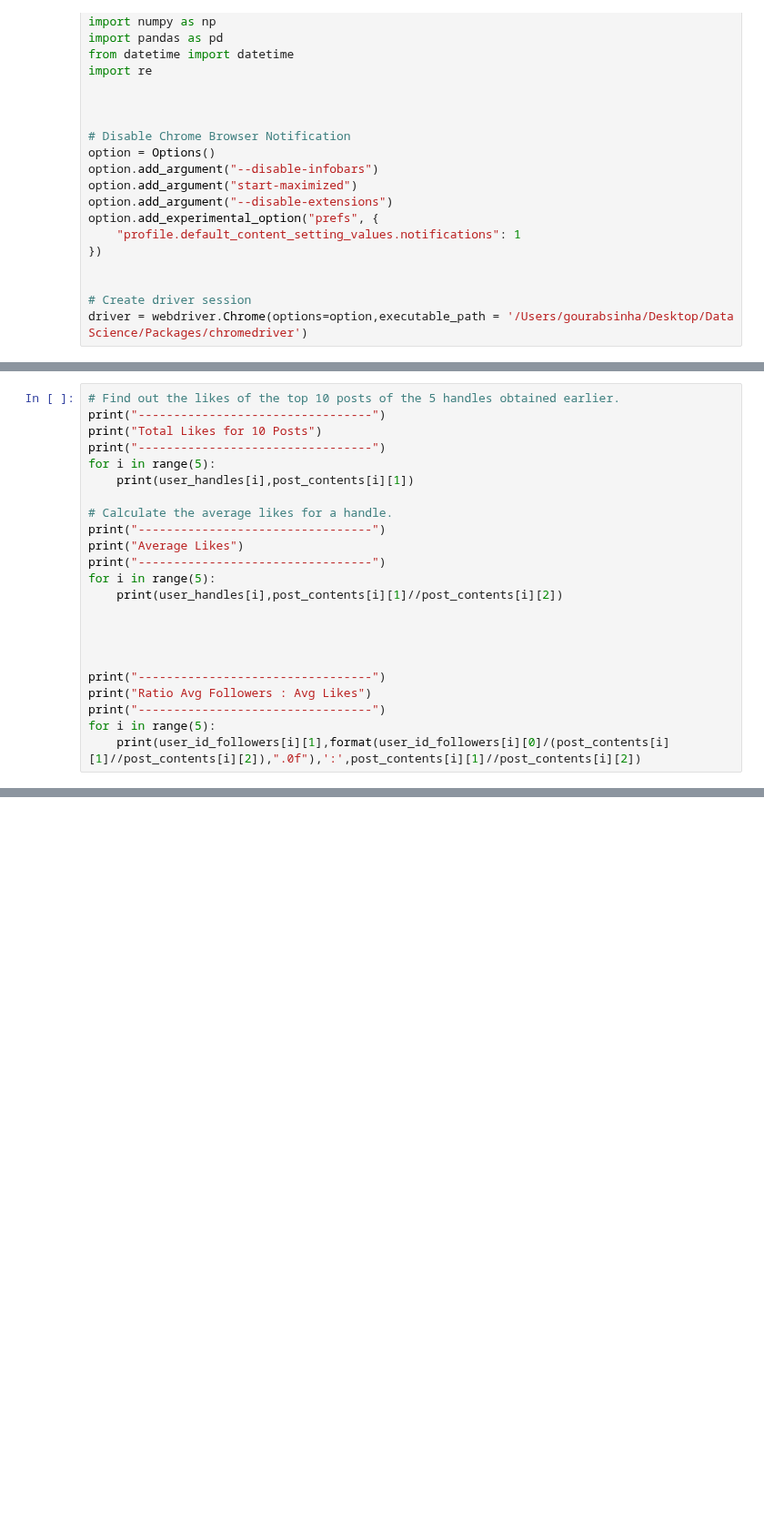
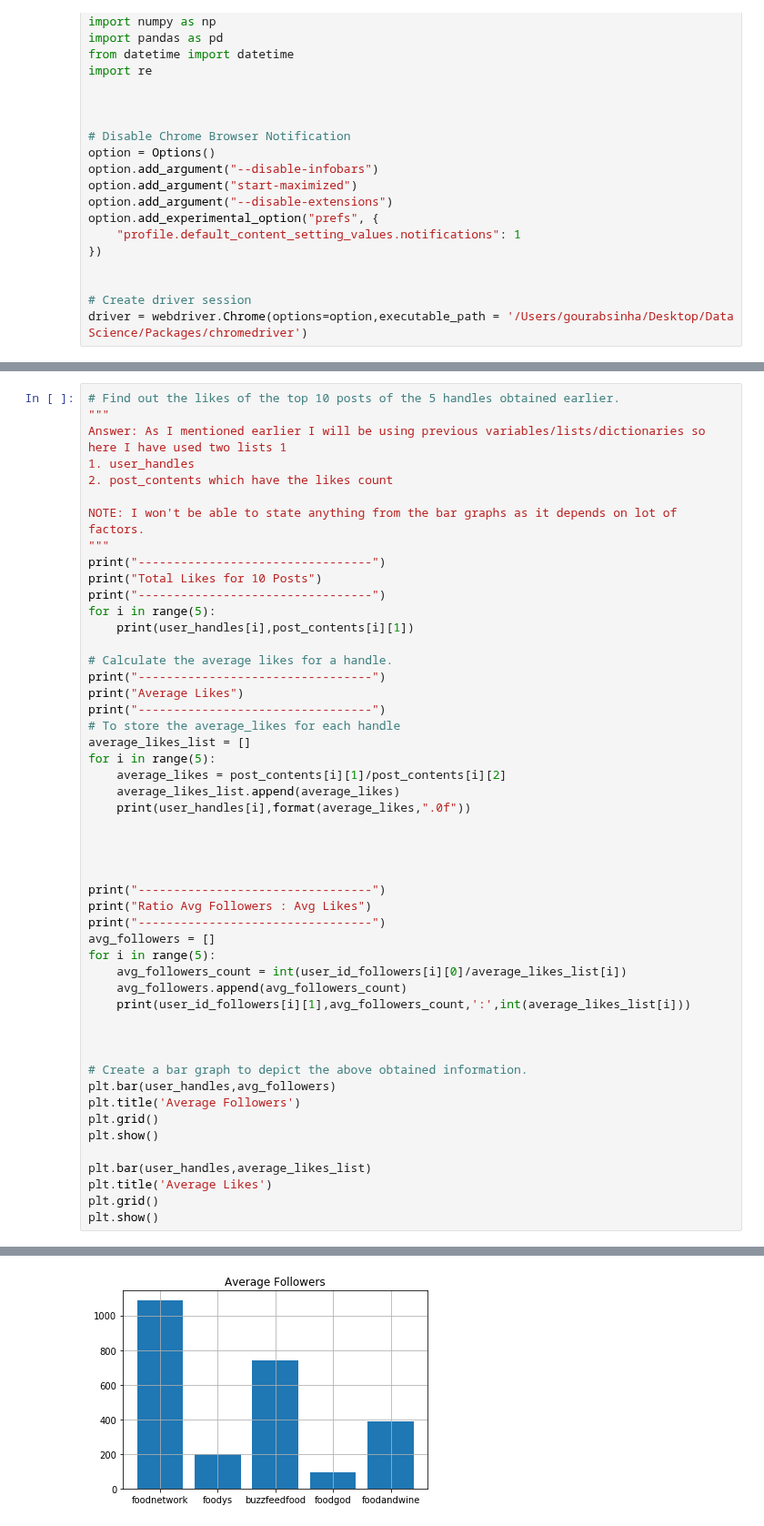
Before and after one commit to gourab-sinha/InstaBot, a Jupyter notebook: InstaBot_II/InstaBot_II.ipynb, the cells around one changed output, grey strips where cells are left out. Shown at 91% size. Cells and saved outputs as stored; diff of their text form; blank space fills up the shorter version.

```diff
--- a/InstaBot_II/InstaBot_II.ipynb
+++ b/InstaBot_II/InstaBot_II.ipynb
@@ -279,5 +328,12 @@ plt.show()
 # %%
 # Find out the likes of the top 10 posts of the 5 handles obtained earlier.
+"""
+Answer: As I mentioned earlier I will be using previous variables/lists/dictionaries so here I have used two lists 1
+1. user_handles
+2. post_contents which have the likes count
+
+NOTE: I won't be able to state anything from the bar graphs as it depends on lot of factors.
+"""
 print("---------------------------------")
 print("Total Likes for 10 Posts")
 print("---------------------------------")
@@ -288,8 +344,12 @@ for i in range(5):
 print("---------------------------------")
 print("Average Likes")
 print("---------------------------------")
+# To store the average_likes for each handle
+average_likes_list = []
 for i in range(5):
-    print(user_handles[i],post_contents[i][1]//post_contents[i][2])
+    average_likes = post_contents[i][1]/post_contents[i][2]
+    average_likes_list.append(average_likes)
+    print(user_handles[i],format(average_likes,".0f"))
 
 
 
@@ -297,8 +357,24 @@ for i in range(5):
 print("---------------------------------")
 print("Ratio Avg Followers : Avg Likes")
 print("---------------------------------")
+avg_followers = []
 for i in range(5):
-    print(user_id_followers[i][1],format(user_id_followers[i][0]/(post_contents[i][1]//post_contents[i][2]),".0f"),':',post_contents[i][1]//post_contents[i][2])
+    avg_followers_count = int(user_id_followers[i][0]/average_likes_list[i])
+    avg_followers.append(avg_followers_count)
+    print(user_id_followers[i][1],avg_followers_count,':',int(average_likes_list[i]))
+
+
+
+# Create a bar graph to depict the above obtained information.
+plt.bar(user_handles,avg_followers)
+plt.title('Average Followers')
+plt.grid()
+plt.show()
+
+plt.bar(user_handles,average_likes_list)
+plt.title('Average Likes')
+plt.grid()
+plt.show()
 # %% [output]
 ---------------------------------
 Total Likes for 10 Posts
@@ -319,0 +396 @@ food52 313 : 8306
+[figure, added]
```
Also changed, not shown: parts of 11 cells of this notebook.
